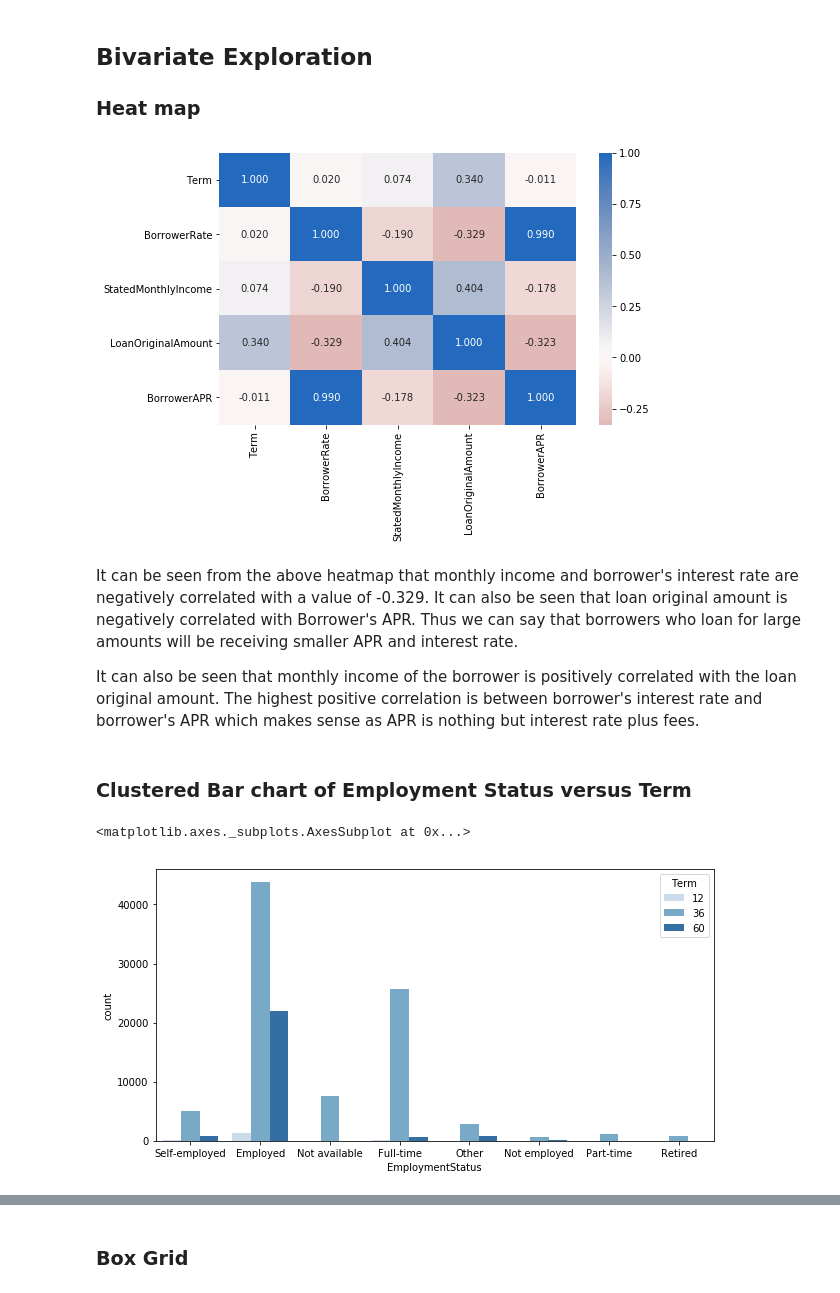
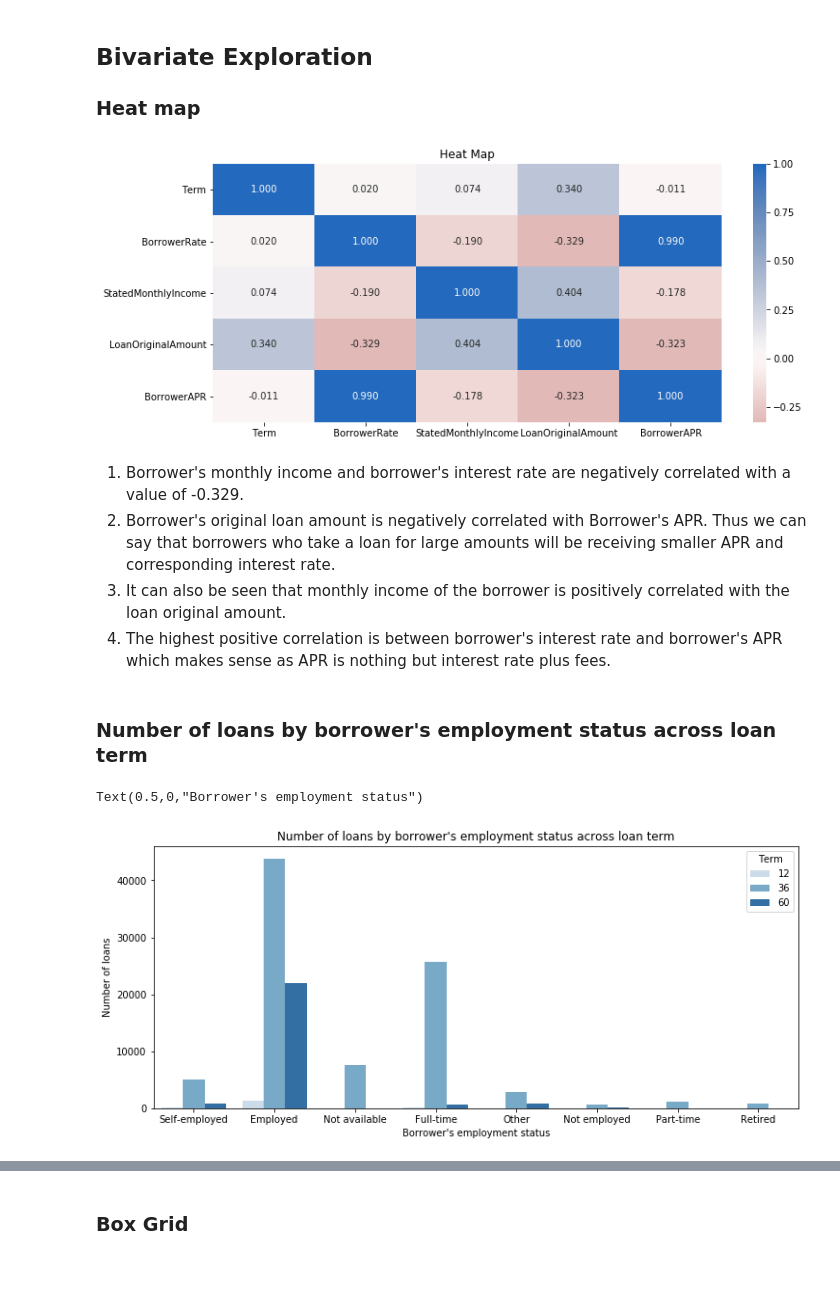
Before and after one commit to sherylWM/Data_Visualization_ProsperLoans, a Jupyter notebook: Data_Visualization_ProsperLoans_SlideDeck.ipynb, the cells around one changed output, grey strips where cells are left out. Cells and saved outputs as stored; diff of their text form; code cells hidden in the pictures.

```diff
--- a/Data_Visualization_ProsperLoans_SlideDeck.ipynb
+++ b/Data_Visualization_ProsperLoans_SlideDeck.ipynb
@@ -183,22 +98,29 @@ chart.set_xticklabels(
 numeric_vars = ['Term', 'BorrowerRate', 'StatedMonthlyIncome', 'LoanOriginalAmount','BorrowerAPR']
 categoric_vars = ['EmploymentStatus', 'IncomeRange']
 # %%
-plt.figure(figsize = [8, 5])
+plt.figure(figsize = [12, 5])
 sn.heatmap(prosperLoans[numeric_vars].corr(), annot = True, fmt = '.3f',
            cmap = 'vlag_r', center = 0)
+plt.title('Heat Map')
 plt.show()
 # %% [output]
-[figure, old version]
+[figure, new version]
 # %% [markdown]
-It can be seen from the above heatmap that monthly income and borrower's interest rate are negatively correlated with a value of -0.329. It can also be seen that loan original amount is negatively correlated with Borrower's APR. Thus we can say that borrowers who loan for large amounts will be receiving smaller APR and interest rate.
-
-It can also be seen that monthly income of the borrower is positively correlated with the loan original amount. The highest positive correlation is between borrower's interest rate and borrower's APR which makes sense as APR is nothing but interest rate plus fees.
+1. Borrower's monthly income and borrower's interest rate are negatively correlated with a value of -0.329.
+2. Borrower's original loan amount is negatively correlated with Borrower's APR. Thus we can say that borrowers who take a loan for large amounts will be receiving smaller APR and corresponding interest rate.
+3. It can also be seen that monthly income of the borrower is positively correlated with the loan original amount.
+4. The highest positive correlation is between borrower's interest rate and borrower's APR which makes sense as APR is nothing but interest rate plus fees.
-# %% [markdown]
-### Clustered Bar chart of Employment Status versus Term
+# %% [markdown]
+### Number of loans by borrower's employment status across loan term
 # %%
-plt.figure(figsize = [10, 5])
-sn.countplot(data = prosperLoans, x = 'EmploymentStatus', hue = 'Term', palette = 'Blues')
+plt.figure(figsize = [12, 5])
+
+#Employment Status vs term
+chart = sn.countplot(data = prosperLoans, x = 'EmploymentStatus', hue = 'Term', palette = 'Blues')
+chart.set_title('Number of loans by borrower\'s employment status across loan term')
+chart.set_ylabel('Number of loans')
+chart.set_xlabel('Borrower\'s employment status')
 # %% [output]
-<matplotlib.axes._subplots.AxesSubplot at 0x...>
+Text(0.5,0,"Borrower's employment status")
-[figure, old version]
+[figure, new version]
 # %% [markdown]
```
Also changed, not shown: parts of 26 cells of this notebook.
